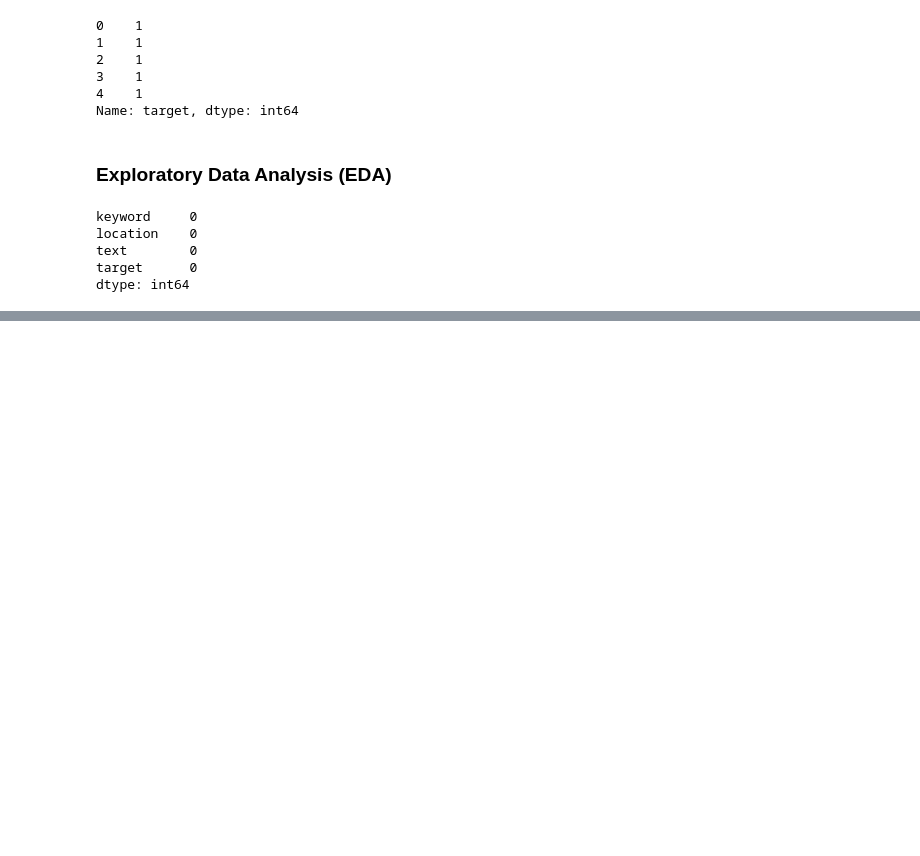
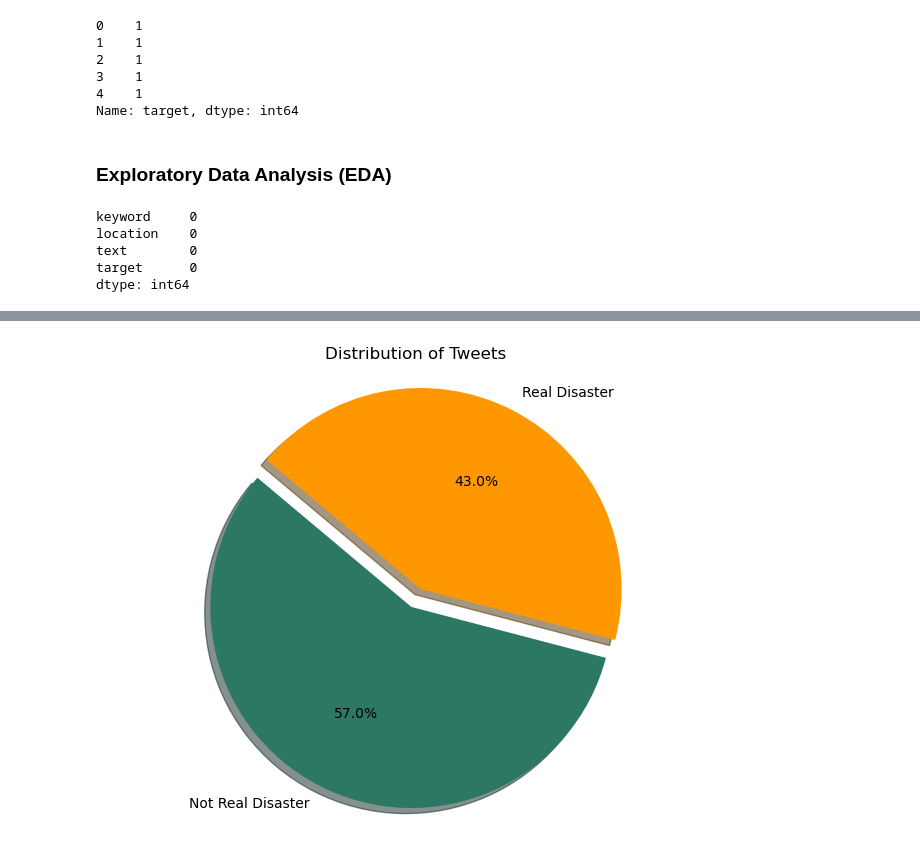
Before and after one commit to SurilPurohit/tweet-disaster-detection-system, a Jupyter notebook: main.ipynb, the cells around one changed output, grey strips where cells are left out. Saved outputs shown, nothing was run; the diff lists cells and outputs as text; code cells hidden in the pictures; blank space fills up the shorter version.

```diff
--- a/main.ipynb
+++ b/main.ipynb
@@ -117,0 +249,24 @@ dtype: int64
+# %%
+# Plot the distribution of the target variable in the dataset in the pie chart for a better ratio understanding
+target_label = ["Not Real Disaster", "Real Disaster"]
+
+# Customize the colors
+colors = ['#2C7865','#FF9800']
+
+# Explode the Real Disaster slice
+explode = (0.1, 0)
+
+# Create pie chart
+plt.figure(figsize=(8, 6))
+plt.pie(label_target_count, labels=target_label, explode=explode, colors=colors, autopct='%1.1f%%', shadow=True, startangle=140)
+
+# Add title
+plt.title("Distribution of Tweets")
+
+# Equal aspect ratio ensures that pie is drawn as a circle.
+plt.axis('equal')
+
+# Show the plot
+plt.show()
+# %% [output]
+[figure, added]
```
Also changed, not shown: parts of 26 cells of this notebook, 5 other files.
